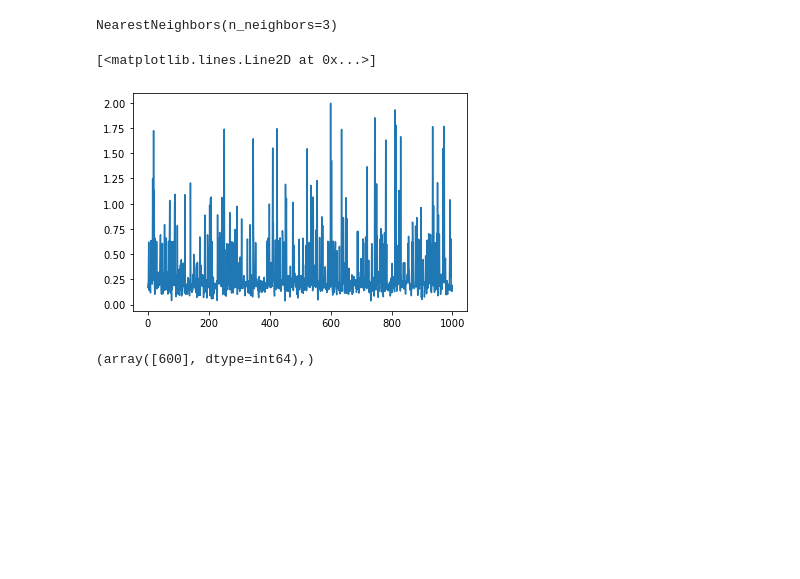
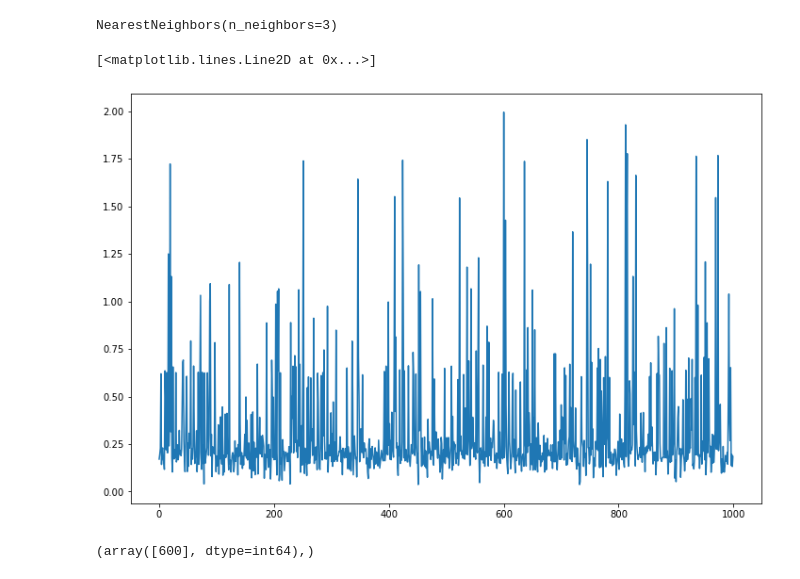
Before and after one commit to endhel/SRAG-Agrupamento-Deteccao-De-Anomalia, a Jupyter notebook: SRAG-Agrupamento-Deteccao-Anomalias.ipynb, the cells around one changed output. Cells and saved outputs as stored; diff of their text form; code cells hidden in the pictures; blank space fills up the shorter version.

```diff
--- a/SRAG-Agrupamento-Deteccao-Anomalias.ipynb
+++ b/SRAG-Agrupamento-Deteccao-Anomalias.ipynb
@@ -524,3 +554,6 @@ Com todos os dados preparados, iremos detectar anomalias na base de dados utiliz
 from sklearn.neighbors import NearestNeighbors
 import matplotlib.pyplot as plt
 import numpy as np
+# %%
+X_paciente = df.iloc[:, :39]
+X_paciente.head()
@@ -529,4 +569,0 @@ import numpy as np
-# %%
-# Variáveis relevantes para esta detecção
-X_paciente = df.iloc[:, :39].copy()
-X_paciente.head()
@@ -547,13 +576,14 @@ NearestNeighbors(n_neighbors=3)
 # %%
 # distâncias e índices de k-vizinhos das saídas do modelo
 distancias, indices = knn.kneighbors(X_paciente)
 
 # plot média de k-distâncias de cada observação
 # Os picos são potenciais anomalias no conjunto de dados
+plt.figure(figsize=(12,8))
 plt.plot(distancias.mean(axis = 1))
 # %% [output]
 [<matplotlib.lines.Line2D at 0x...>]
-[figure, old version]
+[figure, new version]
 # %%
 # Visualizando o gráfico percebe-se que o registro mais anômalo está acima de 1.95 no eixo y.
 # Portanto, utilizaremos este valor como corte para filtrá-lo
```
Also changed, not shown: parts of 20 cells of this notebook.
